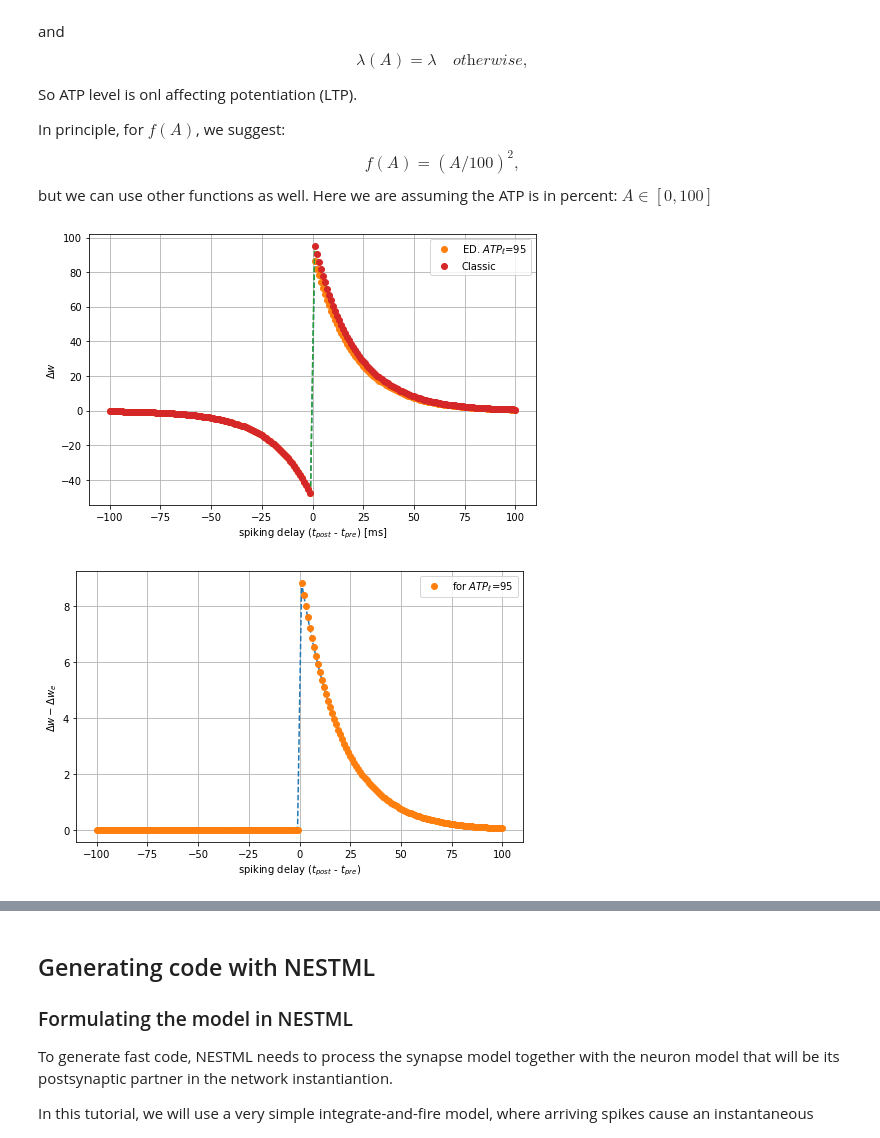
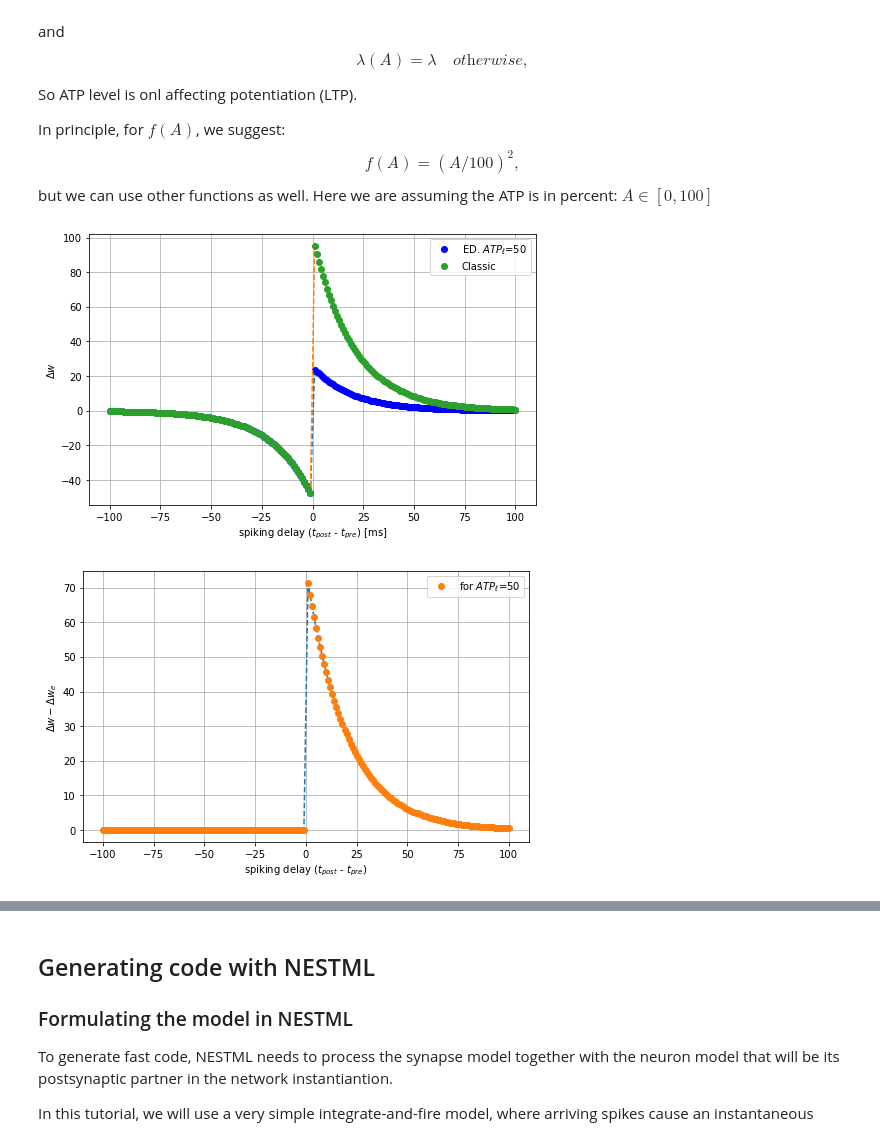
Before and after one commit to Wiss/nestml, a Jupyter notebook: ehp/three_factor_lr/ed_stdp.ipynb, the cells around one changed output, grey strips where cells are left out. Drawn from its saved outputs; the diff is of its cells as text; code cells hidden in the pictures.

Commit message:
fixed energy term and figure colors

```diff
--- a/ehp/three_factor_lr/ed_stdp.ipynb
+++ b/ehp/three_factor_lr/ed_stdp.ipynb
@@ -275,11 +275,12 @@ def stdp_ATP(ATP = 100,
                 #exponent = (1.-ATP/100)**10
                 exponent = (1.-e_term)
                 e_term_exp = np.exp(-exponent)
+                energy_term = e_term # e_term or e_term_exp
                 if k%10 == 0 and verbose:
                     print(f"iter: {k}, delta_d: {d_t}, w_init: {w}")
             else:
                 if d_t > 0:
-                    w += delta_w(lam*e_term_exp, mu_p, mu_m, alpha,
+                    w += delta_w(lam*energy_term, mu_p, mu_m, alpha,
                                  d_t, w, tau_up, tau_down, w_max)
                 else:
                     w += delta_w(lam, mu_p, mu_m, alpha,
@@ -297,31 +298,31 @@ def stdp_ATP(ATP = 100,
 # %%
 plt.figure(figsize=(8, 5))
 # ed stdp
-ATP_LEVEL = 95
-w_all_ed, d_w_tot_ed = stdp_ATP(ATP=ATP_LEVEL)
+ATP_LEVEL = 50
+w_all_ed, d_w_tot_ed = stdp_ATP(ATP=ATP_LEVEL, verbose=False)
 plt.plot(delta_t, d_w_tot_ed, "--")
-plt.plot(delta_t, d_w_tot_ed, "o", label=f"ED. $ATP_\ell$={ATP_LEVEL}")
+plt.plot(delta_t, d_w_tot_ed, "ob", label=f"ED. $ATP_\ell$={ATP_LEVEL}")
 # classic atp
 plt.plot(delta_t, d_w_tot, "--")
 plt.plot(delta_t, d_w_tot, "o", label="Classic")
 plt.xlabel("spiking delay ($t_{post}$ - $t_{pre}$) [ms]")
 plt.ylabel(r"$\Delta w$ ")
 plt.legend()
 plt.grid()
 
 # classic stdp - ed_stdp
 diff = [] # classic stdp - ed stdp
 for n, ele in enumerate(d_w_tot):
     diff.append(d_w_tot[n] - d_w_tot_ed[n])
 
 plt.figure(figsize=(8, 5))
 plt.plot(delta_t, diff, "--")
 plt.plot(delta_t, diff, "o", label=f"for $ATP_\ell$={ATP_LEVEL}")
 plt.xlabel("spiking delay ($t_{post}$ - $t_{pre}$)")
 plt.ylabel(r"$\Delta w - \Delta w_{e}$ ")
 plt.legend()
 plt.grid()
 # %% [output]
-[figure, old version]
+[figure, new version]
-[figure, old version]
+[figure, new version]
 # %%
```
Also changed, not shown: parts of 2 cells of this notebook.
